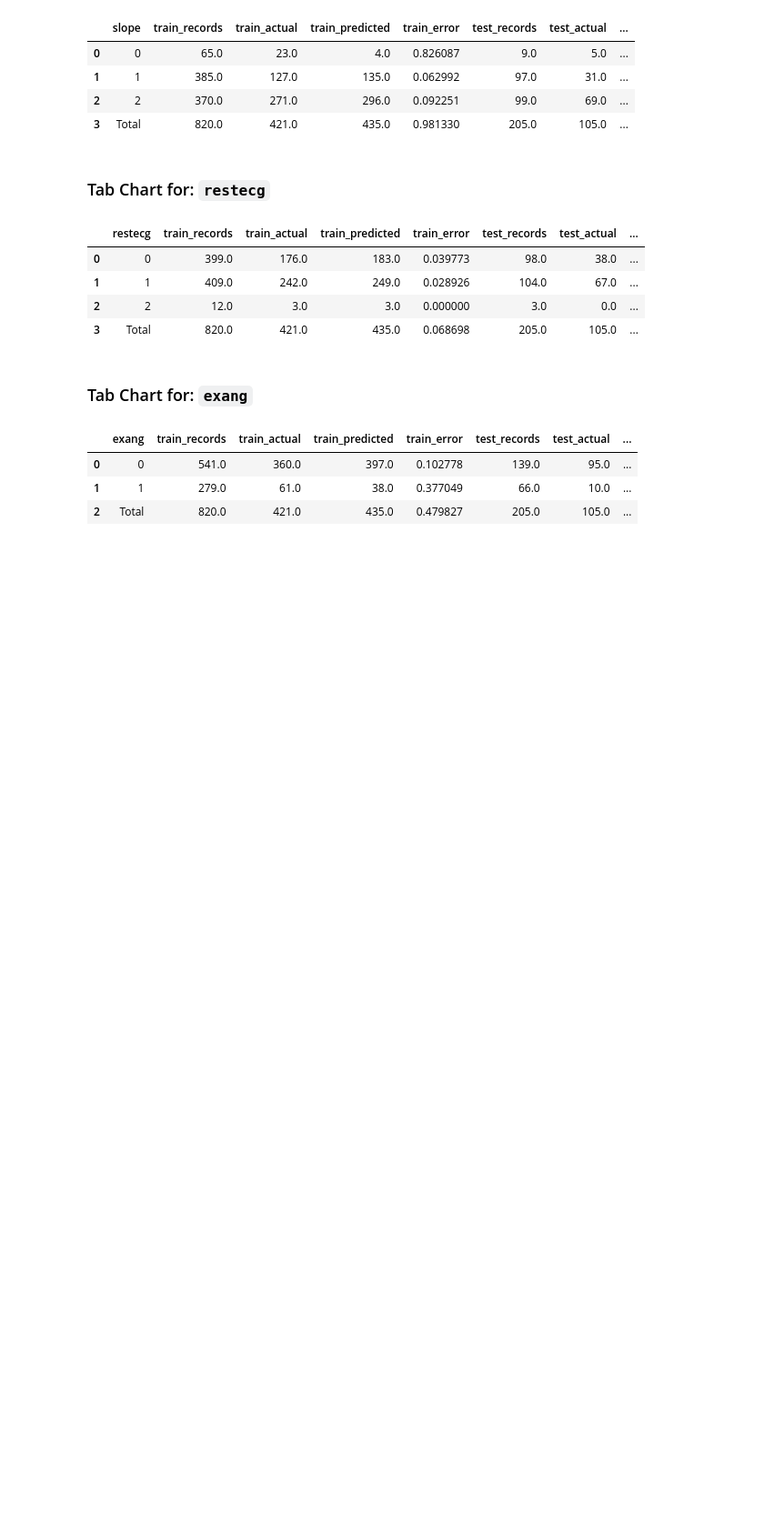
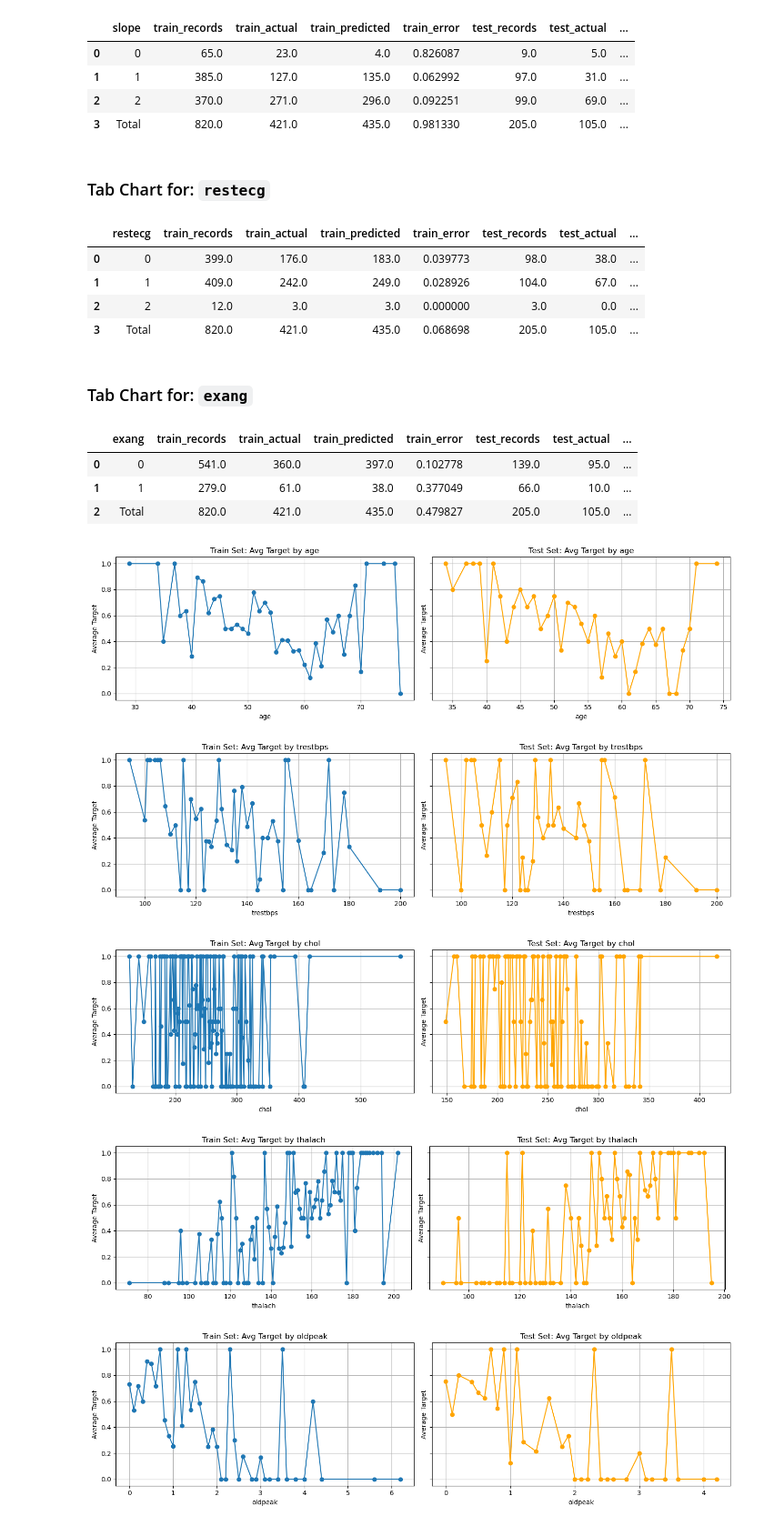
Before and after one commit to locnhoang/Heart-Disease-Detection, a Jupyter notebook: Code.ipynb, the cells around one changed output. Shown at 91% size. Saved outputs shown, nothing was run; the diff lists cells and outputs as text; code cells hidden in the pictures; blank space fills up the shorter version.

```diff
--- a/Code.ipynb
+++ b/Code.ipynb
@@ -482,3 +482,35 @@ for col in categorical_columns:
 | 0 | 0 | 541.0 | 360.0 | 397.0 | 0.102778 | 139.0 | 95.0 | ... |
 | 1 | 1 | 279.0 | 61.0 | 38.0 | 0.377049 | 66.0 | 10.0 | ... |
 | 2 | Total | 820.0 | 421.0 | 435.0 | 0.479827 | 205.0 | 105.0 | ... |
+# %%
+# Define your numeric columns
+numeric_cols = ['age', 'trestbps', 'chol', 'thalach', 'oldpeak', 'ca']  # Update based on your dataset
+
+# Plot average target for each numeric variable
+for col in numeric_cols:
+    fig, axes = plt.subplots(1, 2, figsize=(14, 4), sharey=True)
+
+    # Train set line plot
+    train_grouped = train_df.groupby(col)['target'].mean()
+    axes[0].plot(train_grouped.index, train_grouped.values, marker='o', linestyle='-')
+    axes[0].set_title(f"Train Set: Avg Target by {col}")
+    axes[0].set_xlabel(col)
+    axes[0].set_ylabel("Average Target")
+    axes[0].grid(True)
+
+    # Test set line plot
+    test_grouped = test_df.groupby(col)['target'].mean()
+    axes[1].plot(test_grouped.index, test_grouped.values, marker='o', color='orange', linestyle='-')
+    axes[1].set_title(f"Test Set: Avg Target by {col}")
+    axes[1].set_xlabel(col)
+    axes[1].set_ylabel("Average Target")
+    axes[1].grid(True)
+
+    plt.tight_layout()
+    plt.show()
+# %% [output]
+[figure, added]
+[figure, added]
+[figure, added]
+[figure, added]
+[figure, added]
```
Also changed, not shown: parts of 1 cell of this notebook.
